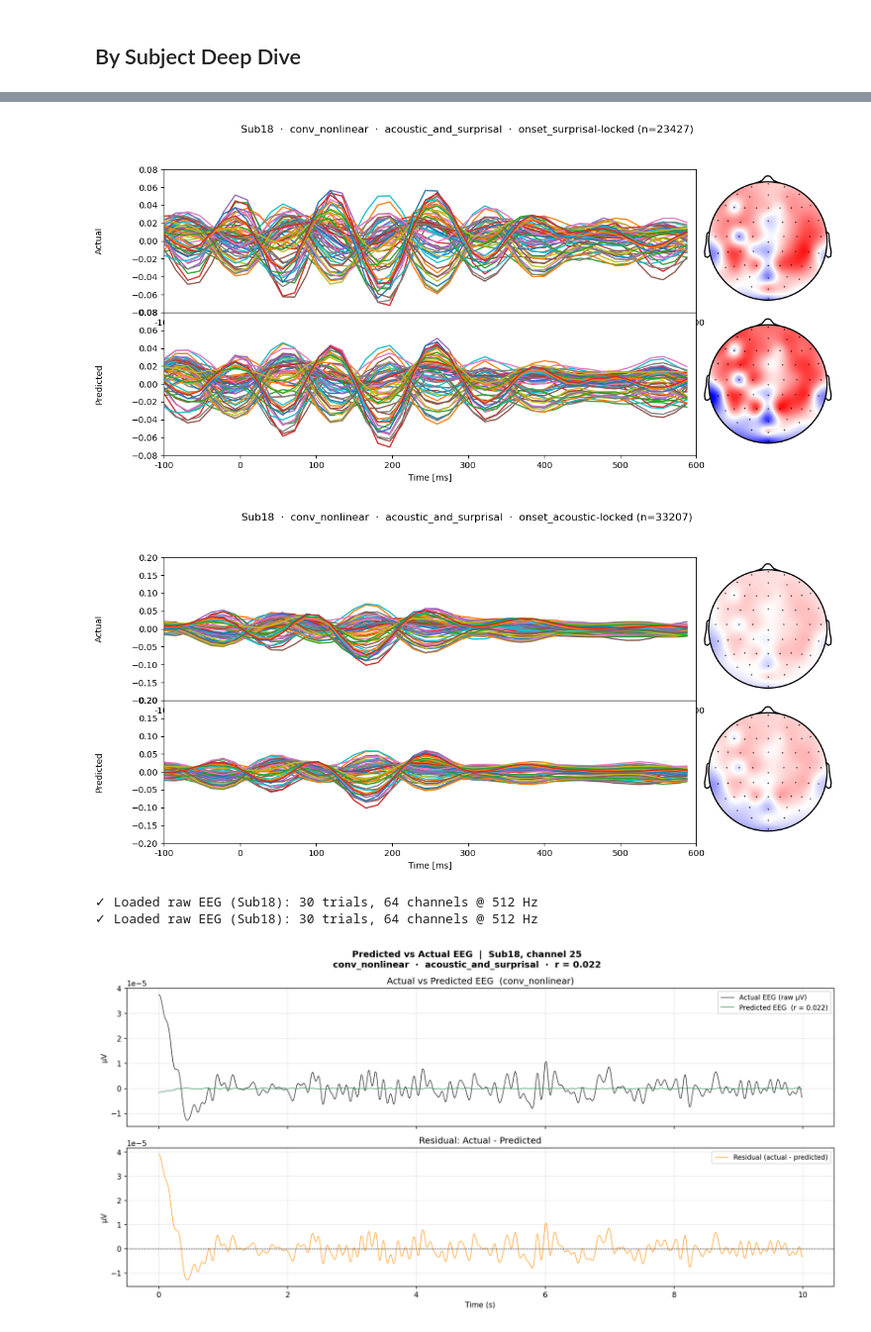
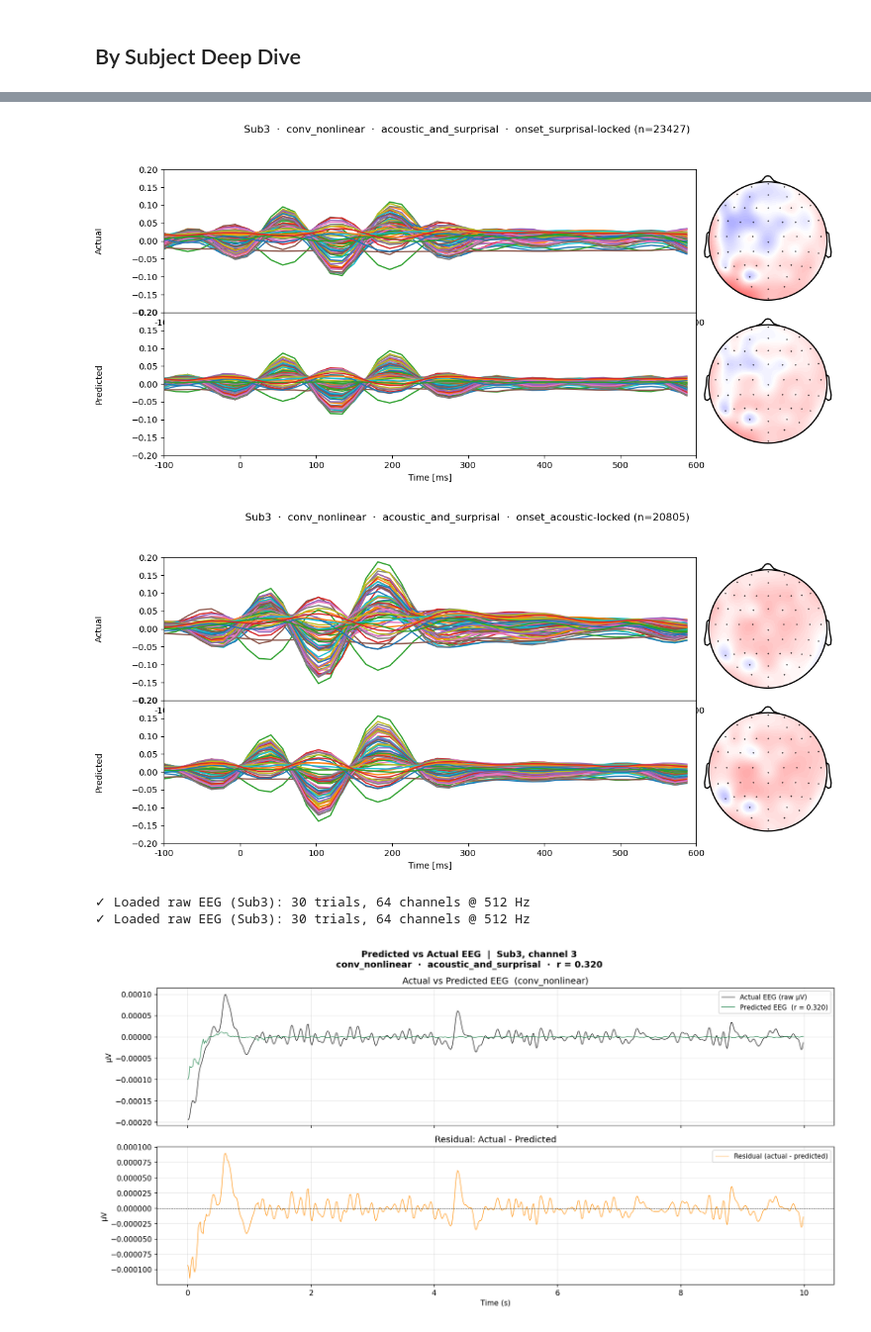
Before and after one commit to pereiraa10/SigMA-IDyOMpy, a Jupyter notebook: TRF/experiments/run_models.ipynb, the cells around one changed output, grey strips where cells are left out. Shown at 99% size. Cells and saved outputs as stored; diff of their text form; code cells hidden in the pictures.

```diff
--- a/TRF/experiments/run_models.ipynb
+++ b/TRF/experiments/run_models.ipynb
@@ -714,7 +739,7 @@ Group-level permutation test (mean r across channels):
 # %% [markdown]
 ## By Subject Deep Dive
 # %%
-subject = 'Sub18'
+subject = 'Sub3'
 model = 'conv_nonlinear'
 feature_set = 'acoustic_and_surprisal'
 
@@ -767,13 +792,15 @@ with tempfile.TemporaryDirectory() as tmpdir:
     topobutterfly = plot_topobutterfly(topo_ex_results, save_dir=Path(tmpdir), raw_units=False, onsets=onsets_acoustic, onset_label='onset_acoustic')
     display(Image(filename=str(topobutterfly)))
 # %% [output]
-[figure, old version]
+[figure, new version]
-[figure, old version]
+[figure, new version]
 # %%
+DEFAULT_CHANNEL_IDX = 3
+
 with tempfile.TemporaryDirectory() as tmpdir:
     alignment = plot_alignment(topo_ex_results, save_dir=Path(tmpdir), channel_idx=DEFAULT_CHANNEL_IDX)
     display(Image(filename=str(alignment)))
 # %% [output]
-✓ Loaded raw EEG (Sub18): 30 trials, 64 channels @ 512 Hz
-✓ Loaded raw EEG (Sub18): 30 trials, 64 channels @ 512 Hz
+✓ Loaded raw EEG (Sub3): 30 trials, 64 channels @ 512 Hz
+✓ Loaded raw EEG (Sub3): 30 trials, 64 channels @ 512 Hz
-[figure, old version]
+[figure, new version]
```
Also changed, not shown: parts of 6 cells of this notebook.
